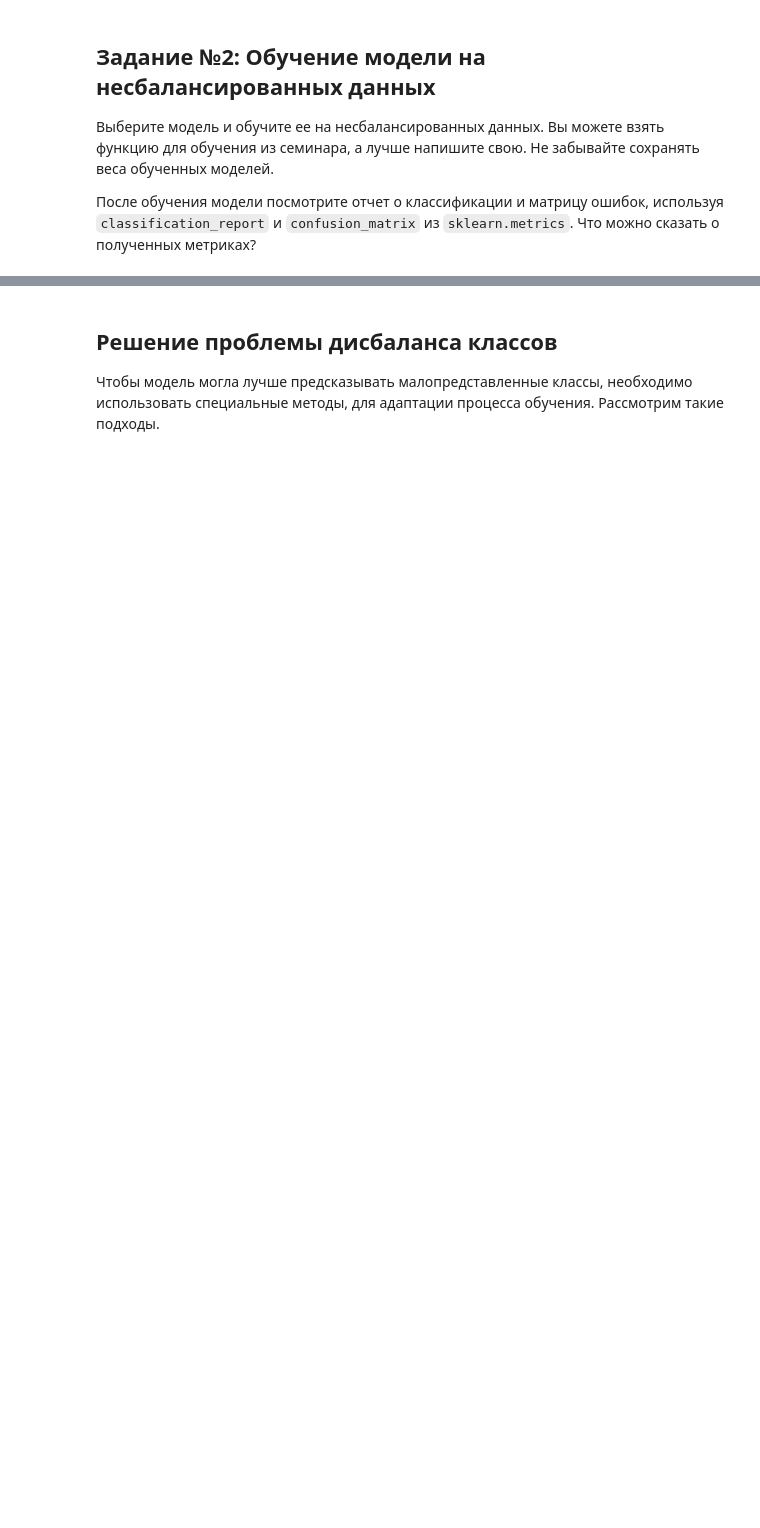
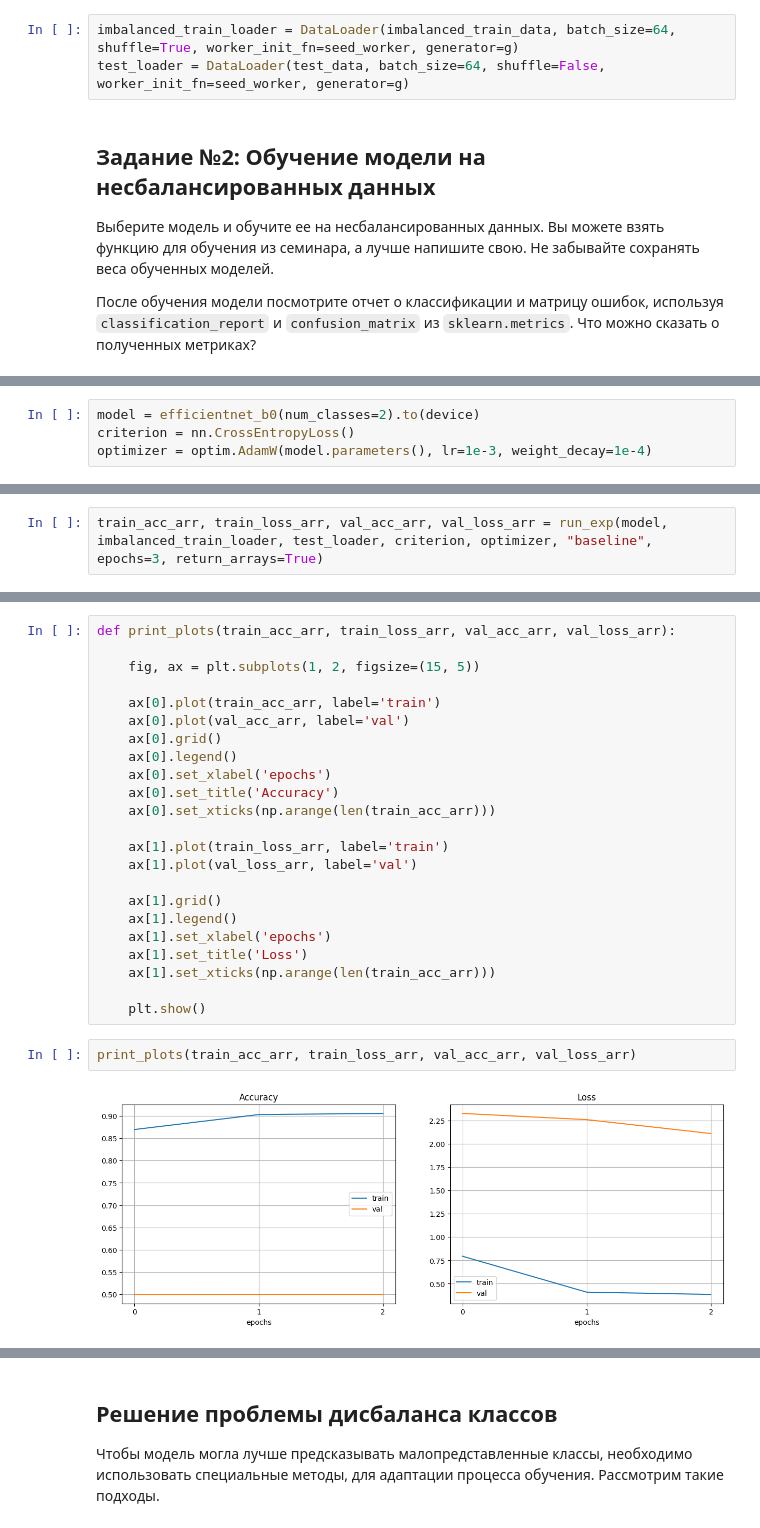
Before and after one commit to br0fire/HSE_CV, a Jupyter notebook: HW1/ДЗ_Классификация_изображений.ipynb, the cells around one changed output, grey strips where cells are left out. Saved outputs shown, nothing was run; the diff lists cells and outputs as text; blank space fills up the shorter version.

```diff
--- a/HW1/ДЗ_Классификация_изображений.ipynb
+++ b/HW1/ДЗ_Классификация_изображений.ipynb
@@ -81,3 +155,6 @@ test_loader = ... # YOUR CODE HERE
+# %%
+imbalanced_train_loader = DataLoader(imbalanced_train_data, batch_size=64, shuffle=True, worker_init_fn=seed_worker, generator=g)
+test_loader = DataLoader(test_data, batch_size=64, shuffle=False, worker_init_fn=seed_worker, generator=g)
 # %% [markdown]
 ## Задание №2: Обучение модели на несбалансированных данных
 Выберите модель и обучите ее на несбалансированных данных. Вы можете взять функцию для обучения из семинара, а лучше напишите свою. Не забывайте сохранять веса обученных моделей.
@@ -87,0 +255,4 @@ test_loader = ... # YOUR CODE HERE
+# %%
+model = efficientnet_b0(num_classes=2).to(device)
+criterion = nn.CrossEntropyLoss()
+optimizer = optim.AdamW(model.parameters(), lr=1e-3, weight_decay=1e-4)
@@ -87,0 +266,2 @@ test_loader = ... # YOUR CODE HERE
+# %%
+train_acc_arr, train_loss_arr, val_acc_arr, val_loss_arr = run_exp(model, imbalanced_train_loader, test_loader, criterion, optimizer, "baseline", epochs=3, return_arrays=True)
@@ -87,0 +274,27 @@ test_loader = ... # YOUR CODE HERE
+# %%
+def print_plots(train_acc_arr, train_loss_arr, val_acc_arr, val_loss_arr):
+
+    fig, ax = plt.subplots(1, 2, figsize=(15, 5))
+
+    ax[0].plot(train_acc_arr, label='train')
+    ax[0].plot(val_acc_arr, label='val')
+    ax[0].grid()
+    ax[0].legend()
+    ax[0].set_xlabel('epochs')
+    ax[0].set_title('Accuracy')
+    ax[0].set_xticks(np.arange(len(train_acc_arr)))
+
+    ax[1].plot(train_loss_arr, label='train')
+    ax[1].plot(val_loss_arr, label='val')
+
+    ax[1].grid()
+    ax[1].legend()
+    ax[1].set_xlabel('epochs')
+    ax[1].set_title('Loss')
+    ax[1].set_xticks(np.arange(len(train_acc_arr)))
+
+    plt.show()
+# %%
+print_plots(train_acc_arr, train_loss_arr, val_acc_arr, val_loss_arr)
+# %% [output]
+[figure, added]
```
Also changed, not shown: parts of 51 cells of this notebook, 1 other file.
